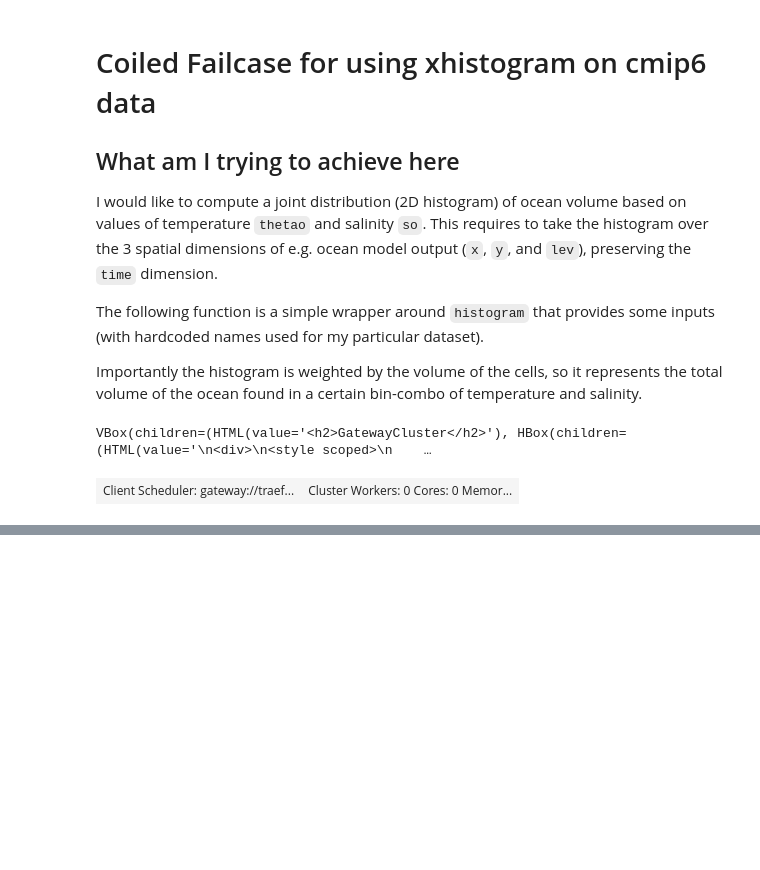
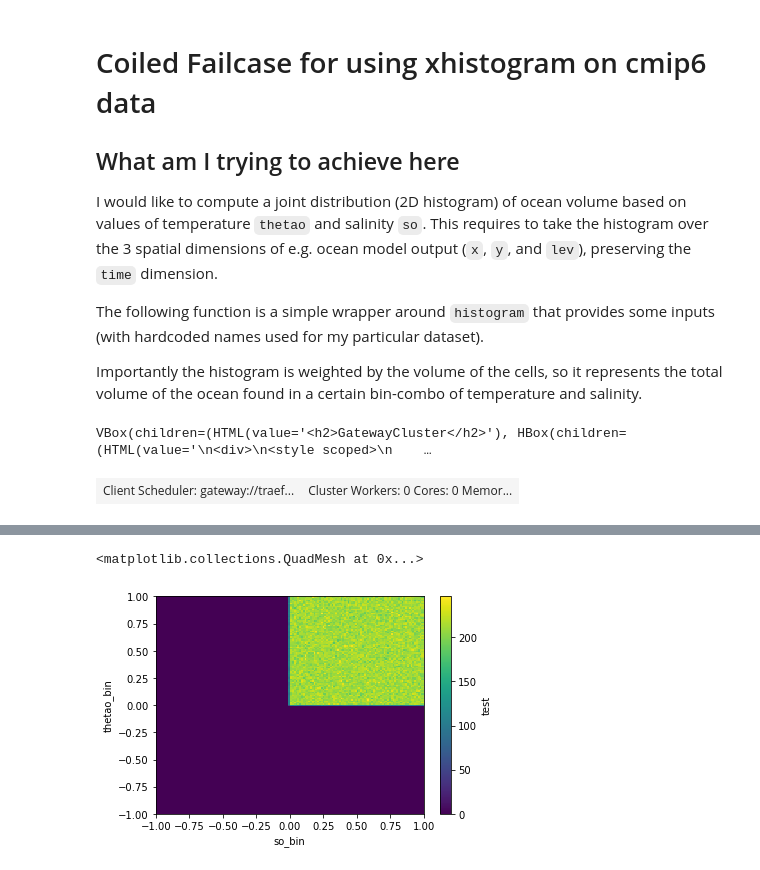
Before and after one commit to ocean-transport/coiled_collaboration, a Jupyter notebook: notebooks/jbusecke_2d_xhistogram/jbusecke_2d_xhistogram.ipynb, the cells around one changed output, grey strips where cells are left out. Drawn from its saved outputs; the diff is of its cells as text; code cells hidden in the pictures; blank space fills up the shorter version.

Commit message:
more work for 2d histogram

```diff
--- a/notebooks/jbusecke_2d_xhistogram/jbusecke_2d_xhistogram.ipynb
+++ b/notebooks/jbusecke_2d_xhistogram/jbusecke_2d_xhistogram.ipynb
@@ -25,10 +36,5 @@ client
 # %%
-from xhistogram.xarray import histogram
-import xarray as xr
-import numpy as np
-import dask.array as dsa
-
-def pdf_wrapper(ds, bins_dict={'thetao':np.linspace(-4, 46, 2000), 'so':np.linspace(0, 50, 2000)}, dim=['x', 'y', 'lev']):
+def pdf_wrapper(ds, bins_dict={'thetao':np.linspace(-1, 1, n_bins), 'so':np.linspace(-1, 1, n_bins)}, dim=['x', 'y', 'lev']):
 
     variables = list(bins_dict.keys())
 
@@ -111 +117,4 @@ dask.array<chunksize=(360, 291, 45, 1), meta=np.ndarray>
 Attributes: (0)
+# %%
+out = pdf_wrapper(ds_synth).to_dataset(name='test')
+out
@@ -111,0 +141,5 @@ Attributes: (0)
+# %%
+out.test.isel(time=0).plot()
+# %% [output]
+<matplotlib.collections.QuadMesh at 0x...>
+[figure, added]
```
Also changed, not shown: parts of 9 cells of this notebook, 4 other files.
